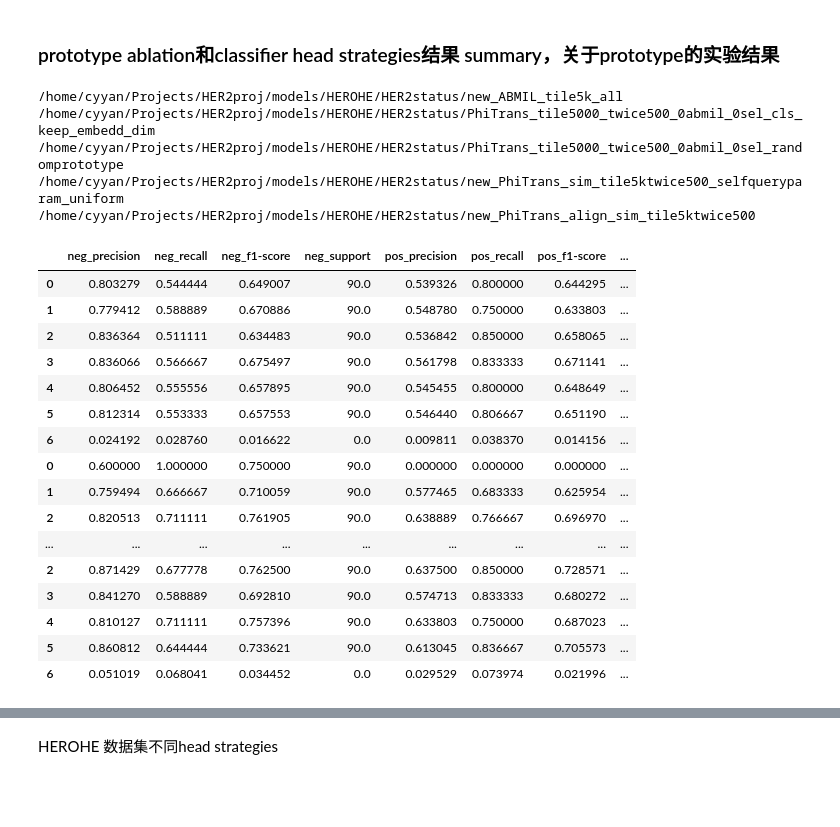
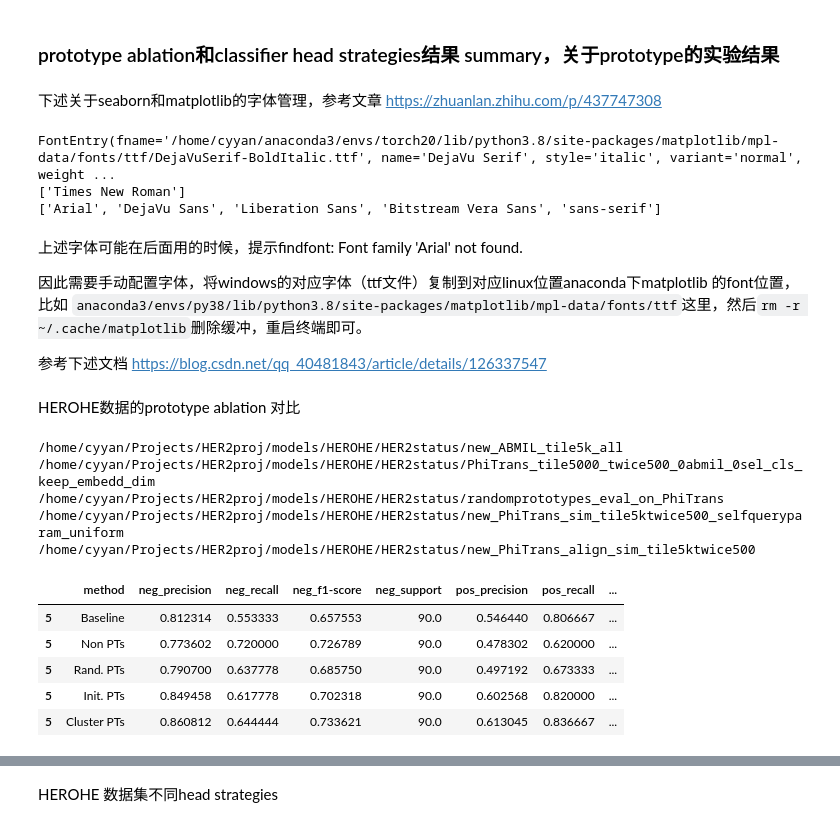
Before and after one commit to gatsby2016/PhiHER2, a Jupyter notebook: post_exp_figs/s7_5_prototype_head_ablation_metric.ipynb, the cells around one changed output, grey strips where cells are left out. Cells and saved outputs as stored; diff of their text form; code cells hidden in the pictures; blank space fills up the shorter version.

Commit message:
update cfgs and post_exp codes for best models

```diff
--- a/post_exp_figs/s7_5_prototype_head_ablation_metric.ipynb
+++ b/post_exp_figs/s7_5_prototype_head_ablation_metric.ipynb
@@ -14,3 +14,20 @@ import matplotlib.pyplot as plt
 # %matplotlib inline
 
 # plt.style.use("ggplot")
+# %% [markdown]
+下述关于seaborn和matplotlib的字体管理，参考文章 https://zhuanlan.zhihu.com/p/437747308
+# %%
+### font management
+import matplotlib.font_manager as font_manager
+
+# font_manager._rebuild()
+for font in font_manager.fontManager.ttflist:
+    print(font)
+    break
+
+print(plt.rcParams["font.family"])
+print(plt.rcParams['font.sans-serif'])
+# %% [output]
+FontEntry(fname='/home/cyyan/anaconda3/envs/torch20/lib/python3.8/site-packages/matplotlib/mpl-data/fonts/ttf/DejaVuSerif-BoldItalic.ttf', name='DejaVu Serif', style='italic', variant='normal', weight ...
+['Times New Roman']
+['Arial', 'DejaVu Sans', 'Liberation Sans', 'Bitstream Vera Sans', 'sans-serif']
@@ -17,48 +36,48 @@ import matplotlib.pyplot as plt
+# %% [markdown]
+上述字体可能在后面用的时候，提示findfont: Font family 'Arial' not found.
+
+因此需要手动配置字体，将windows的对应字体（ttf文件）复制到对应linux位置anaconda下matplotlib 的font位置，比如 `anaconda3/envs/py38/lib/python3.8/site-packages/matplotlib/mpl-data/fonts/ttf`这里，然后`rm -r ~/.cache/matplotlib`删除缓冲，重启终端即可。
+
+参考下述文档
+https://blog.csdn.net/qq_40481843/article/details/126337547
+# %% [markdown]
+HEROHE数据的prototype ablation 对比
 # %%
 from glob import glob
 
 root_path = "/home/cyyan/Projects/HER2proj/models/HEROHE/HER2status"
 filename = "summary_metrics_alltimes_kfolds.csv"
 
 ## loop 所有满足条件的exp name
-lists = ['new_ABMIL_tile5k_all', # 不用prototype 也不用cross attention
-         'PhiTrans_tile5000_twice500_0abmil_0sel_cls_keep_embedd_dim', # 不用prototype 用cross attention，prototype默认是feats ; 用qkv那种思路实现
-         'PhiTrans_tile5000_twice500_0abmil_0sel_randomprototype', # 用prototype 用cross attention，prototype random values
-         'new_PhiTrans_sim_tile5ktwice500_selfqueryparam_uniform', # 用prototype 也用cross attention，但是prototype是random uniform且优化的
-         'new_PhiTrans_align_sim_tile5ktwice500' # # 用prototype 也用cross attention，prototype是cluster且优化的
-         ]
 
-exp_folder_lists = [os.path.join(root_path, li) for li in lists if os.path.isdir(os.path.join(root_path, li))]
+mapping_exp = {'Baseline': 'new_ABMIL_tile5k_all',
+        'Non PTs': 'PhiTrans_tile5000_twice500_0abmil_0sel_cls_keep_embedd_dim',
+         'Rand. PTs': 'randomprototypes_eval_on_PhiTrans',
+         'Init. PTs': 'new_PhiTrans_sim_tile5ktwice500_selfqueryparam_uniform',
+         'Cluster PTs': 'new_PhiTrans_align_sim_tile5ktwice500'
+         }
 
 
 total_pd = pd.DataFrame()
-for exp_name in exp_folder_lists:
+for exp_re, exp_name in mapping_exp.items():
+    exp_name = os.path.join(root_path, exp_name)
     print(exp_name)
-    eval_res = pd.read_csv(os.path.join(exp_name, filename)).iloc[:, 3:]
+    eval_res = pd.read_csv(os.path.join(exp_name, filename)).iloc[-2:-1, 3:]
+    eval_res.insert(0, column="method", value=exp_re)
+
     total_pd = pd.concat([total_pd, eval_res], axis=0)
 
 total_pd
-# total_pd.to_csv(os.path.join(root_path, "prototype_ablation.csv"))
+# total_pd.to_csv(os.path.join(root_path, "HEROHE_prototype_ablation.csv"))
 # %% [output]
 /home/cyyan/Projects/HER2proj/models/HEROHE/HER2status/new_ABMIL_tile5k_all
 /home/cyyan/Projects/HER2proj/models/HEROHE/HER2status/PhiTrans_tile5000_twice500_0abmil_0sel_cls_keep_embedd_dim
-/home/cyyan/Projects/HER2proj/models/HEROHE/HER2status/PhiTrans_tile5000_twice500_0abmil_0sel_randomprototype
+/home/cyyan/Projects/HER2proj/models/HEROHE/HER2status/randomprototypes_eval_on_PhiTrans
 /home/cyyan/Projects/HER2proj/models/HEROHE/HER2status/new_PhiTrans_sim_tile5ktwice500_selfqueryparam_uniform
 /home/cyyan/Projects/HER2proj/models/HEROHE/HER2status/new_PhiTrans_align_sim_tile5ktwice500
-|  | neg_precision | neg_recall | neg_f1-score | neg_support | pos_precision | pos_recall | pos_f1-score | ... |
-| 0 | 0.803279 | 0.544444 | 0.649007 | 90.0 | 0.539326 | 0.800000 | 0.644295 | ... |
-| 1 | 0.779412 | 0.588889 | 0.670886 | 90.0 | 0.548780 | 0.750000 | 0.633803 | ... |
-| 2 | 0.836364 | 0.511111 | 0.634483 | 90.0 | 0.536842 | 0.850000 | 0.658065 | ... |
-| 3 | 0.836066 | 0.566667 | 0.675497 | 90.0 | 0.561798 | 0.833333 | 0.671141 | ... |
-| 4 | 0.806452 | 0.555556 | 0.657895 | 90.0 | 0.545455 | 0.800000 | 0.648649 | ... |
-| 5 | 0.812314 | 0.553333 | 0.657553 | 90.0 | 0.546440 | 0.806667 | 0.651190 | ... |
-| 6 | 0.024192 | 0.028760 | 0.016622 | 0.0 | 0.009811 | 0.038370 | 0.014156 | ... |
-| 0 | 0.600000 | 1.000000 | 0.750000 | 90.0 | 0.000000 | 0.000000 | 0.000000 | ... |
-| 1 | 0.759494 | 0.666667 | 0.710059 | 90.0 | 0.577465 | 0.683333 | 0.625954 | ... |
-| 2 | 0.820513 | 0.711111 | 0.761905 | 90.0 | 0.638889 | 0.766667 | 0.696970 | ... |
-| ... | ... | ... | ... | ... | ... | ... | ... | ... |
-| 2 | 0.871429 | 0.677778 | 0.762500 | 90.0 | 0.637500 | 0.850000 | 0.728571 | ... |
-| 3 | 0.841270 | 0.588889 | 0.692810 | 90.0 | 0.574713 | 0.833333 | 0.680272 | ... |
-| 4 | 0.810127 | 0.711111 | 0.757396 | 90.0 | 0.633803 | 0.750000 | 0.687023 | ... |
-| 5 | 0.860812 | 0.644444 | 0.733621 | 90.0 | 0.613045 | 0.836667 | 0.705573 | ... |
-| 6 | 0.051019 | 0.068041 | 0.034452 | 0.0 | 0.029529 | 0.073974 | 0.021996 | ... |
+|  | method | neg_precision | neg_recall | neg_f1-score | neg_support | pos_precision | pos_recall | ... |
+| 5 | Baseline | 0.812314 | 0.553333 | 0.657553 | 90.0 | 0.546440 | 0.806667 | ... |
+| 5 | Non PTs | 0.773602 | 0.720000 | 0.726789 | 90.0 | 0.478302 | 0.620000 | ... |
+| 5 | Rand. PTs | 0.790700 | 0.637778 | 0.685750 | 90.0 | 0.497192 | 0.673333 | ... |
+| 5 | Init. PTs | 0.849458 | 0.617778 | 0.702318 | 90.0 | 0.602568 | 0.820000 | ... |
+| 5 | Cluster PTs | 0.860812 | 0.644444 | 0.733621 | 90.0 | 0.613045 | 0.836667 | ... |
```
Also changed, not shown: parts of 9 cells of this notebook, 9 other files.
